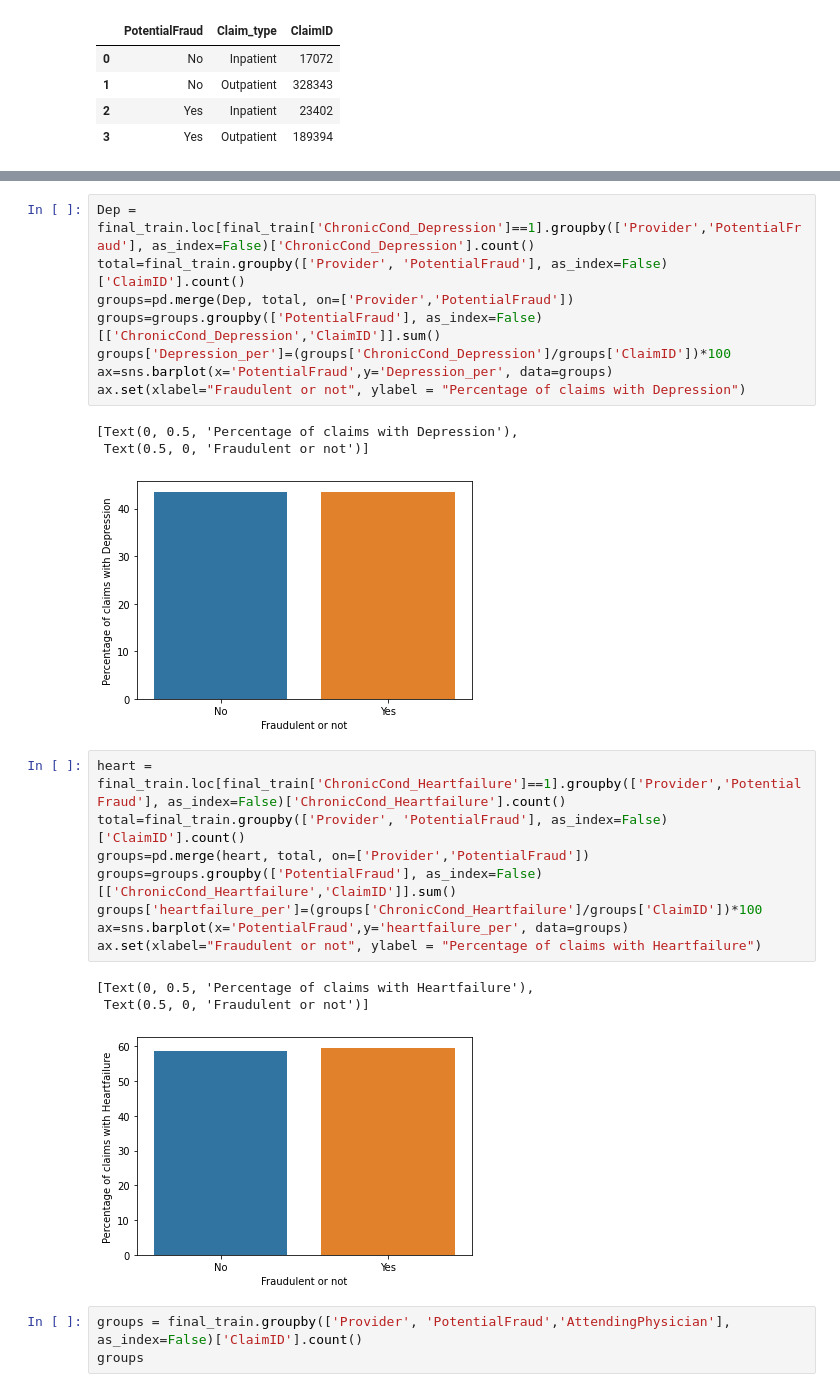
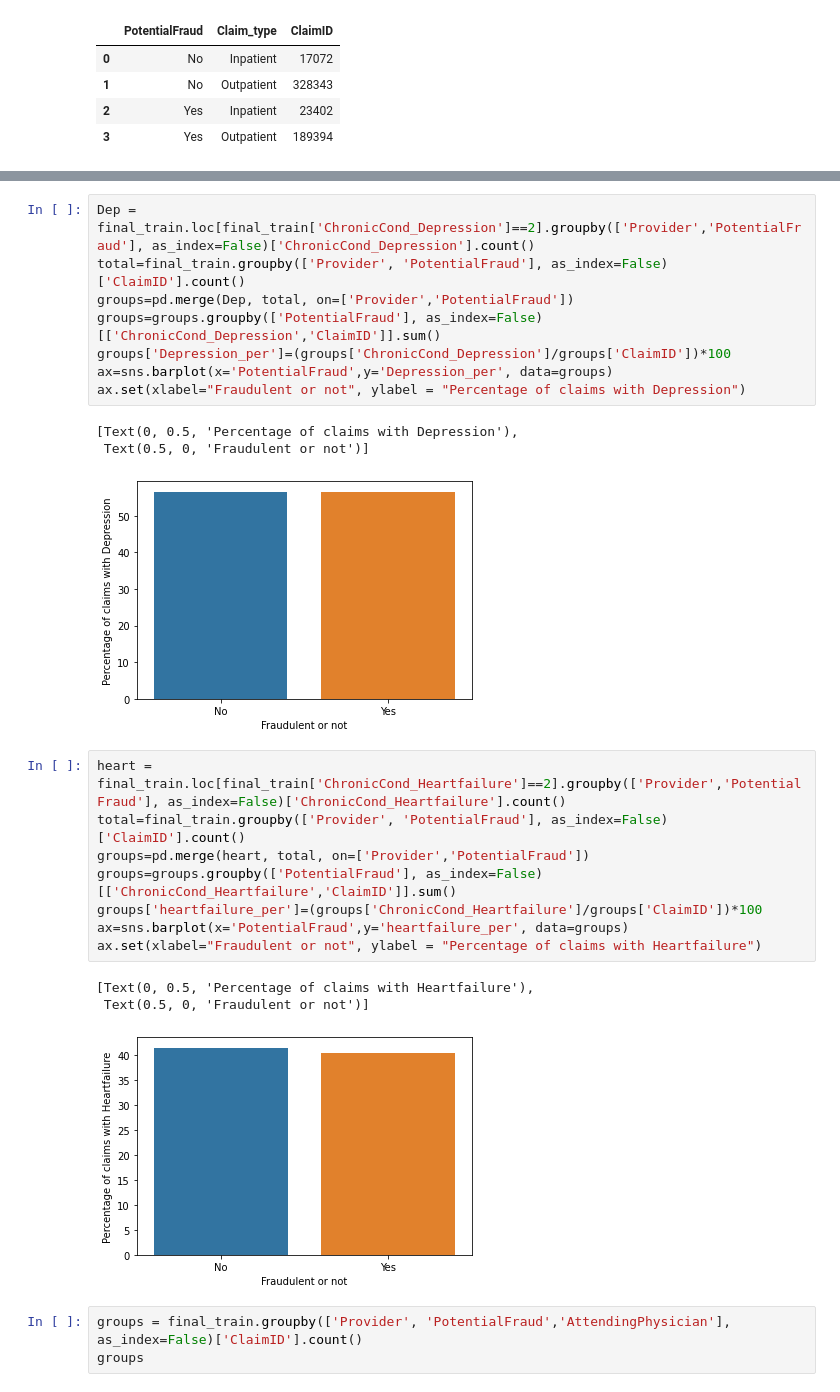
Before and after one commit to SarraJb/Sample-Repo-Joao, a Jupyter notebook: healthcare_fraud.ipynb, the cells around one changed output, grey strips where cells are left out. Drawn from its saved outputs; the diff is of its cells as text.

```diff
--- a/healthcare_fraud.ipynb
+++ b/healthcare_fraud.ipynb
@@ -513,5 +513,5 @@ ax.set(xlabel="Fraudulent or not", ylabel = "Percentage of claims with Alzheimer
 # %%
-Dep = final_train.loc[final_train['ChronicCond_Depression']==1].groupby(['Provider','PotentialFraud'], as_index=False)['ChronicCond_Depression'].count()
+Dep = final_train.loc[final_train['ChronicCond_Depression']==2].groupby(['Provider','PotentialFraud'], as_index=False)['ChronicCond_Depression'].count()
 total=final_train.groupby(['Provider', 'PotentialFraud'], as_index=False)['ClaimID'].count()
 groups=pd.merge(Dep, total, on=['Provider','PotentialFraud'])
 groups=groups.groupby(['PotentialFraud'], as_index=False)[['ChronicCond_Depression','ClaimID']].sum()
@@ -521,19 +521,19 @@ ax.set(xlabel="Fraudulent or not", ylabel = "Percentage of claims with Depressio
 # %% [output]
 [Text(0, 0.5, 'Percentage of claims with Depression'),
  Text(0.5, 0, 'Fraudulent or not')]
-[figure, old version]
+[figure, new version]
 # %%
-heart = final_train.loc[final_train['ChronicCond_Heartfailure']==1].groupby(['Provider','PotentialFraud'], as_index=False)['ChronicCond_Heartfailure'].count()
+heart = final_train.loc[final_train['ChronicCond_Heartfailure']==2].groupby(['Provider','PotentialFraud'], as_index=False)['ChronicCond_Heartfailure'].count()
 total=final_train.groupby(['Provider', 'PotentialFraud'], as_index=False)['ClaimID'].count()
 groups=pd.merge(heart, total, on=['Provider','PotentialFraud'])
 groups=groups.groupby(['PotentialFraud'], as_index=False)[['ChronicCond_Heartfailure','ClaimID']].sum()
 groups['heartfailure_per']=(groups['ChronicCond_Heartfailure']/groups['ClaimID'])*100
 ax=sns.barplot(x='PotentialFraud',y='heartfailure_per', data=groups)
 ax.set(xlabel="Fraudulent or not", ylabel = "Percentage of claims with Heartfailure")
 # %% [output]
 [Text(0, 0.5, 'Percentage of claims with Heartfailure'),
  Text(0.5, 0, 'Fraudulent or not')]
-[figure, old version]
+[figure, new version]
 # %%
 groups = final_train.groupby(['Provider', 'PotentialFraud','AttendingPhysician'], as_index=False)['ClaimID'].count()
 groups
```
Also changed, not shown: parts of 14 cells of this notebook.
